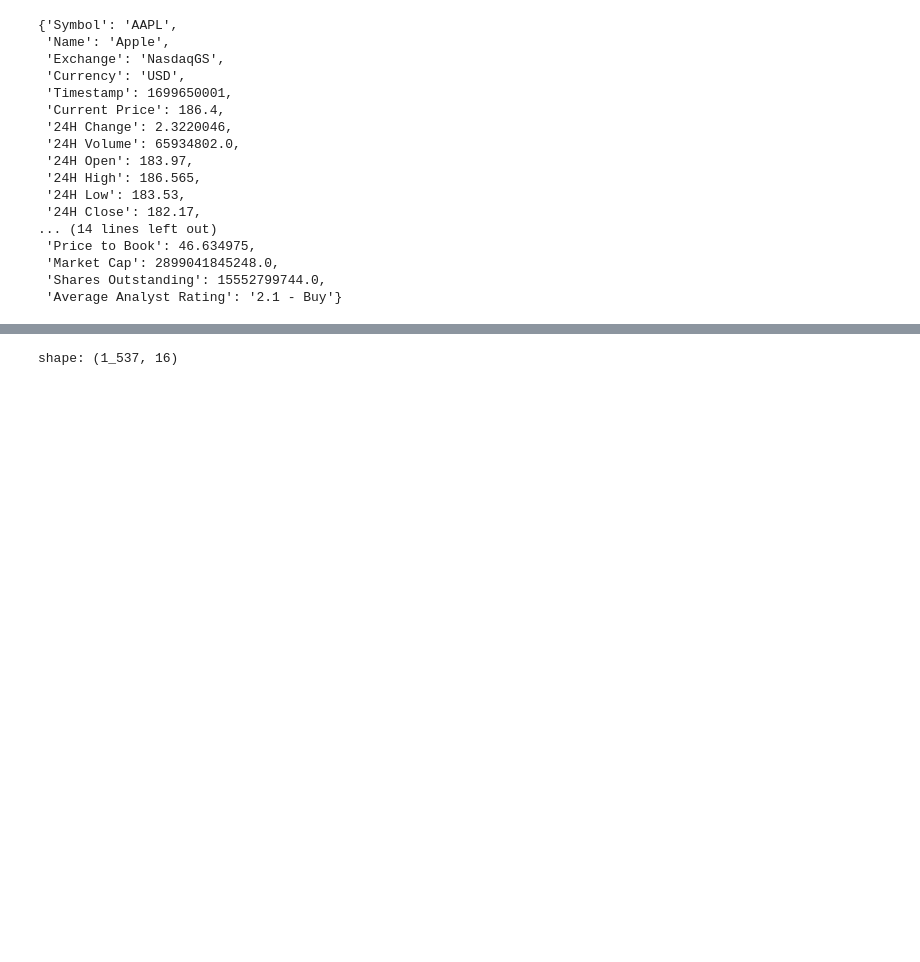
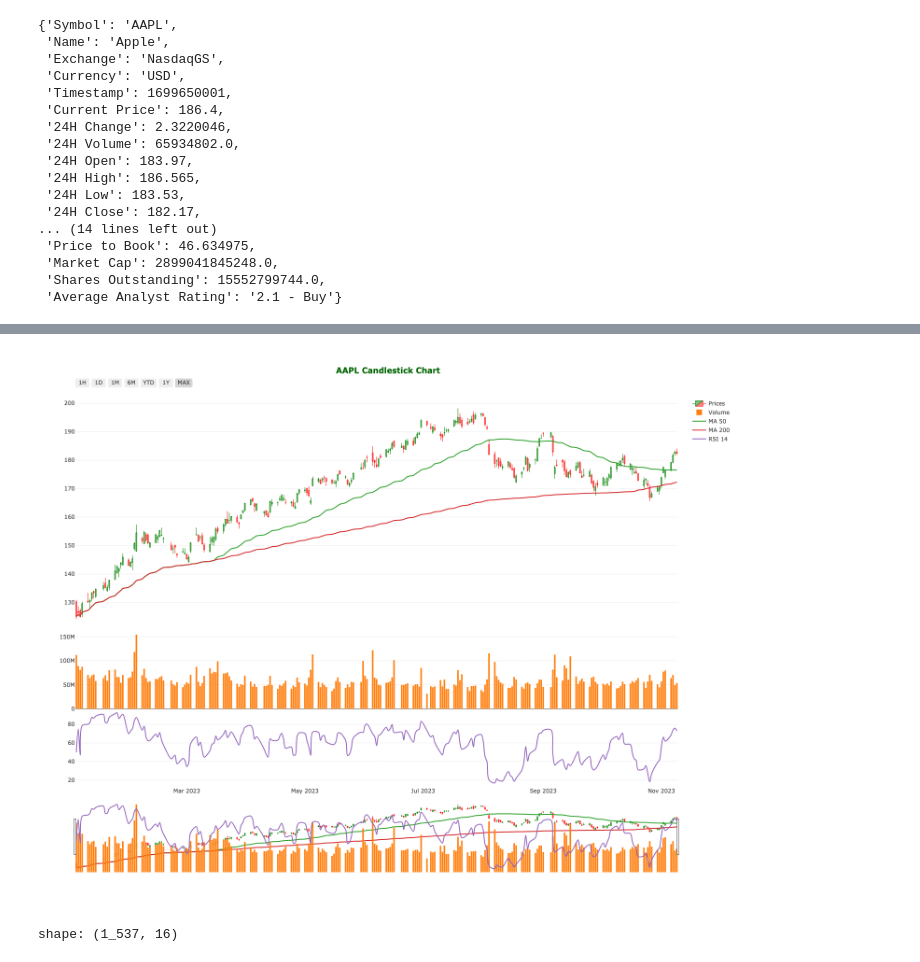
Before and after one commit to Nnamdi-sys/finalytics-py, a Jupyter notebook: examples/security_analysis.ipynb, the cells around one changed output, grey strips where cells are left out. Drawn from its saved outputs; the diff is of its cells as text; code cells hidden in the pictures; blank space fills up the shorter version.

```diff
--- a/examples/security_analysis.ipynb
+++ b/examples/security_analysis.ipynb
@@ -107,3 +61,3 @@ ticker.display_candlestick_chart("2023-01-01", "2023-11-10", "1d", "html")
 # %%
-IFrame("candlestick_chart.html", 1200, 1000)
+Image("candlestick_chart.png")
 # %% [output]
@@ -111,3 +64,4 @@ IFrame("candlestick_chart.html", 1200, 1000)
+[figure, added]
 # %%
 ticker.get_options_chain()
 # %% [output]
```
Also changed, not shown: parts of 14 cells of this notebook, 1 other file.
